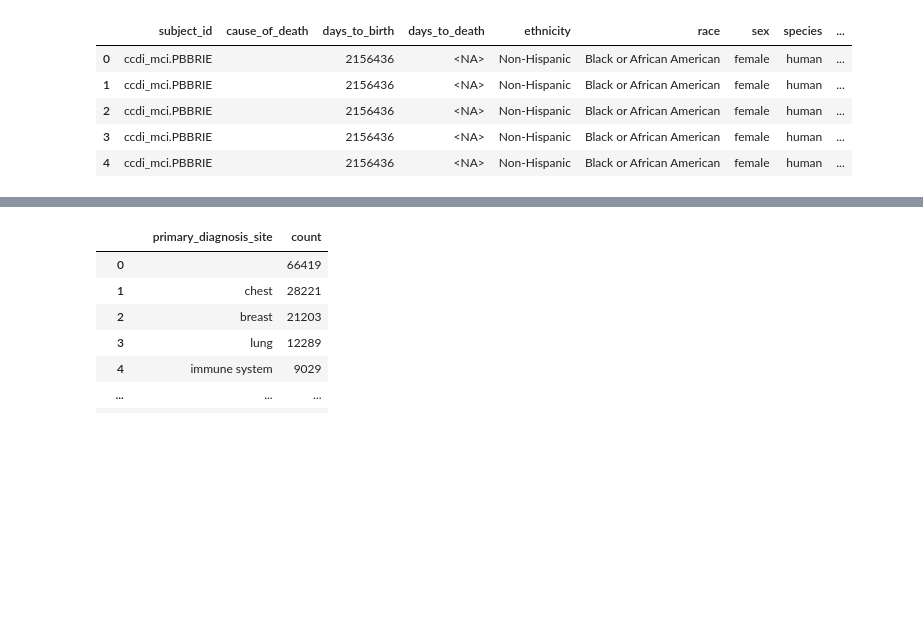
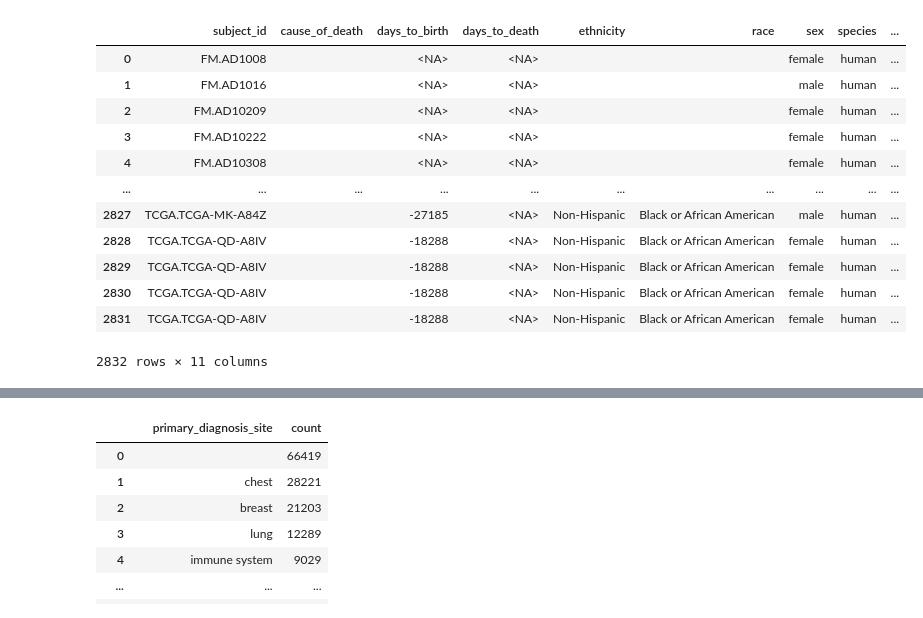
Before and after one commit to monarch-initiative/oncopacket, a Jupyter notebook: notebooks/test.ipynb, the cells around one changed output, grey strips where cells are left out. Cells and saved outputs as stored; diff of their text form; code cells hidden in the pictures; blank space fills up the shorter version.

```diff
--- a/notebooks/test.ipynb
+++ b/notebooks/test.ipynb
@@ -1,25 +1,35 @@
 # %%
 import pandas as pd
 from cdapython import tables, columns, column_values, fetch_rows, summary_counts
 
-Query = {'match_any': ['primary_diagnosis_site = *bone*',
-                       'primary_diagnosis_site = *osseous*'],
+Query = {'match_any': ['primary_diagnosis_site = *cerv*',
+                       'primary_diagnosis_site = *uter*'],
          'data_source': 'GDC'}
 # data_source='GDC'
-subject = fetch_rows( table='subject', match_any=["primary_diagnosis_site = *bone*","primary_diagnosis_site = *osseous*"], provenance=True) # provenance=True
+subject = fetch_rows( table='subject', match_any=["primary_diagnosis_site = *thyroid*"], # "primary_diagnosis_site = *thyroidal*"
+                     data_source = 'GDC',
+                     provenance=True) # provenance=True data_source='GDC',
 
 #subject = fetch_rows( table='subject', match_any=["primary_diagnosis_site = *brain*","primary_diagnosis_site = *cerebral*"], provenance=True) # provenance=True
 
 #['primary_diagnosis_site = *brain*',
 #                       'primary_diagnosis_site = *cerebral*']
 #subject = subject.drop(columns=['subject_data_source_id'], axis=1)
 
-subject.head()
+# 2832 rows × 11 columns
+subject
 # %% [output]
 |  | subject_id | cause_of_death | days_to_birth | days_to_death | ethnicity | race | sex | species | ... |
-| 0 | ccdi_mci.PBBRIE |  | 2156436 | <NA> | Non-Hispanic | Black or African American | female | human | ... |
-| 1 | ccdi_mci.PBBRIE |  | 2156436 | <NA> | Non-Hispanic | Black or African American | female | human | ... |
-| 2 | ccdi_mci.PBBRIE |  | 2156436 | <NA> | Non-Hispanic | Black or African American | female | human | ... |
-| 3 | ccdi_mci.PBBRIE |  | 2156436 | <NA> | Non-Hispanic | Black or African American | female | human | ... |
-| 4 | ccdi_mci.PBBRIE |  | 2156436 | <NA> | Non-Hispanic | Black or African American | female | human | ... |
+| 0 | FM.AD1008 |  | <NA> | <NA> |  |  | female | human | ... |
+| 1 | FM.AD1016 |  | <NA> | <NA> |  |  | male | human | ... |
+| 2 | FM.AD10209 |  | <NA> | <NA> |  |  | female | human | ... |
+| 3 | FM.AD10222 |  | <NA> | <NA> |  |  | female | human | ... |
+| 4 | FM.AD10308 |  | <NA> | <NA> |  |  | female | human | ... |
+| ... | ... | ... | ... | ... | ... | ... | ... | ... | ... |
+| 2827 | TCGA.TCGA-MK-A84Z |  | -27185 | <NA> | Non-Hispanic | Black or African American | male | human | ... |
+| 2828 | TCGA.TCGA-QD-A8IV |  | -18288 | <NA> | Non-Hispanic | Black or African American | female | human | ... |
+| 2829 | TCGA.TCGA-QD-A8IV |  | -18288 | <NA> | Non-Hispanic | Black or African American | female | human | ... |
+| 2830 | TCGA.TCGA-QD-A8IV |  | -18288 | <NA> | Non-Hispanic | Black or African American | female | human | ... |
+| 2831 | TCGA.TCGA-QD-A8IV |  | -18288 | <NA> | Non-Hispanic | Black or African American | female | human | ... |
+2832 rows × 11 columns
 # %%
```
Also changed, not shown: parts of 4 cells of this notebook, 24 other files.
